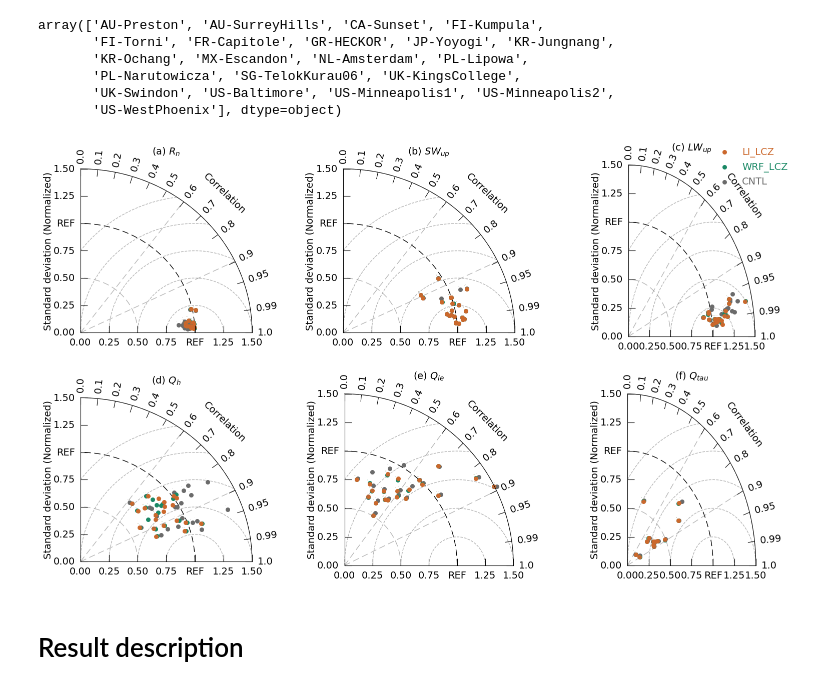
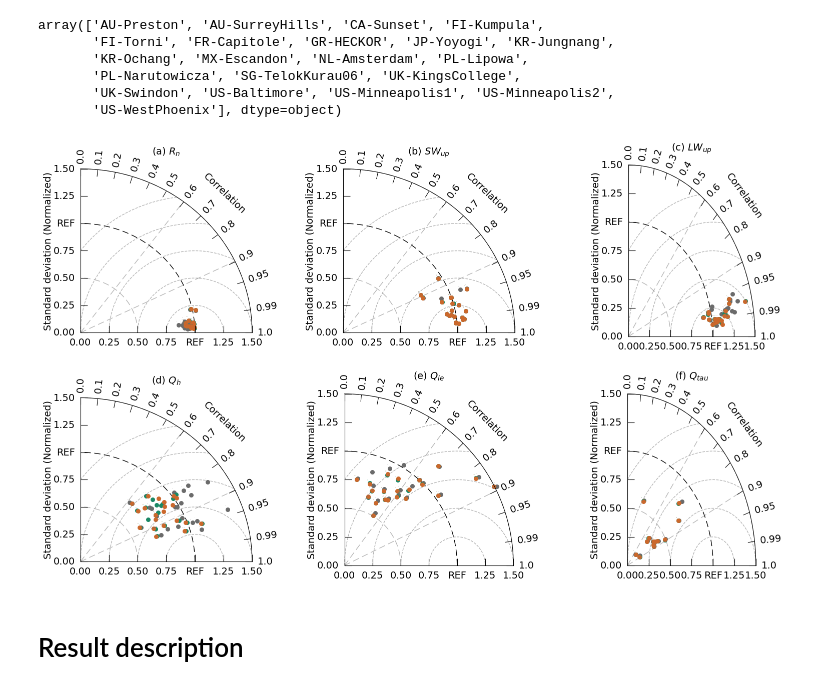
Before and after one commit to envdes/code_CESM_LCZ, a Jupyter notebook: 2_simulation_output_analysis/2.2_Taylor_diagram_over_site/Figure.ipynb, the cells around one changed output. Drawn from its saved outputs; the diff is of its cells as text; code cells hidden in the pictures.

Commit message:
update figure

```diff
--- a/2_simulation_output_analysis/2.2_Taylor_diagram_over_site/Figure.ipynb
+++ b/2_simulation_output_analysis/2.2_Taylor_diagram_over_site/Figure.ipynb
@@ -142,21 +142,23 @@ for i in range(6):
                          #fontsize=labelfont -2,
                          fontsize=0,
                          color=colors[j],
-                         label=labels[j],
+                         #label=labels[j],
                          marker='o',
                          #facecolors='none',
                          facecolors=colors[j],
-                         s=markersize)
+                         s=markersize,
+                         )
         else:
             da.add_model_set(stddev[j],
                          corrcoef[j],
                          fontsize=0,
                          color=colors[j],
-                         label=labels[j],
+                         #label=labels[j],
                          marker='o',
                          #facecolors='none',
                          facecolors=colors[j],
-                         s=markersize)
+                         s=markersize,
+                         )
 
     # Add title
     list = f"({chr(97 + i)})"
@@ -164,34 +166,34 @@ for i in range(6):
     # Set axis fontsize and pad
     da.set_fontsizes_and_pad(ticklabel_fontsize = labelfont, axislabel_fontsize=labelfont, axislabel_pad = 1)
     # Add legend
     if i== 5:
         # 3 models legend
         legend2 = da.add_legend(1.3, 2.45, fontsize=labelfont, **{'label':['S-CNTL', 'S-WRF_LCZ', 'S-LI_LCZ'],
                                                                   'reverse': True,
                                                                   #'handletextpad': 1
                                                                   })
         for i, text in enumerate(legend2.get_texts()):
             text.set_color(colors2[i])
 
         # 21 sites legend
         #da.add_model_name(namearr, x_loc = 1.2, y_loc = 1.2, fontsize=labelfont-1,**{'color':labelcolor})
 
 
     # Add standard deviation axis grid
     da.add_std_grid(np.array([0.5, 1.5]), color=labelcolor, linewidth=xwidth, alpha = alpha)
     # Add correlation axis grid
     da.add_corr_grid(np.array([0.6, 0.9]), color=labelcolor,linewidth=xwidth, alpha = alpha)
     # Add RMS contours, and label them
     da.add_contours(levels=np.arange(0, 1.5, 0.25), colors=labelcolor, linewidths=xwidth, alpha = alpha, **{'linestyles': '--'})
 
     #da.set_fontsizes_and_pad(ticklabel_fontsize=labelfont, axislabel_fontsize=labelfont, axislabel_pad=pad)
 
 fig.subplots_adjust(left=0.05, right=0.925, bottom=0.05, top=0.95,wspace=0.5, hspace=0.3)
 
 fig.savefig(output_dir + 'taylor.png', dpi=300)
 fig.savefig(output_dir + 'taylor.pdf', dpi=600)
 # %% [output]
-[figure, old version]
+[figure, new version]
 # %% [markdown]
 # Result description
 # %% [markdown]
```
Also changed, not shown: 3 other files.
